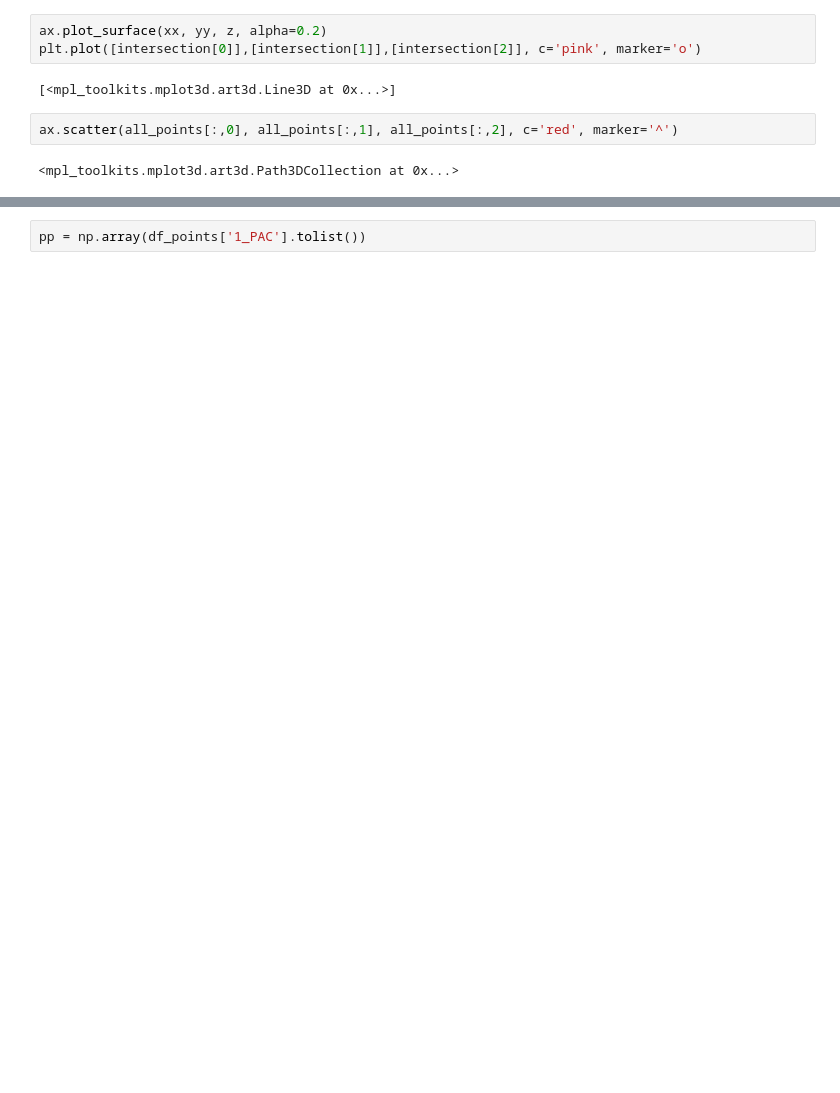
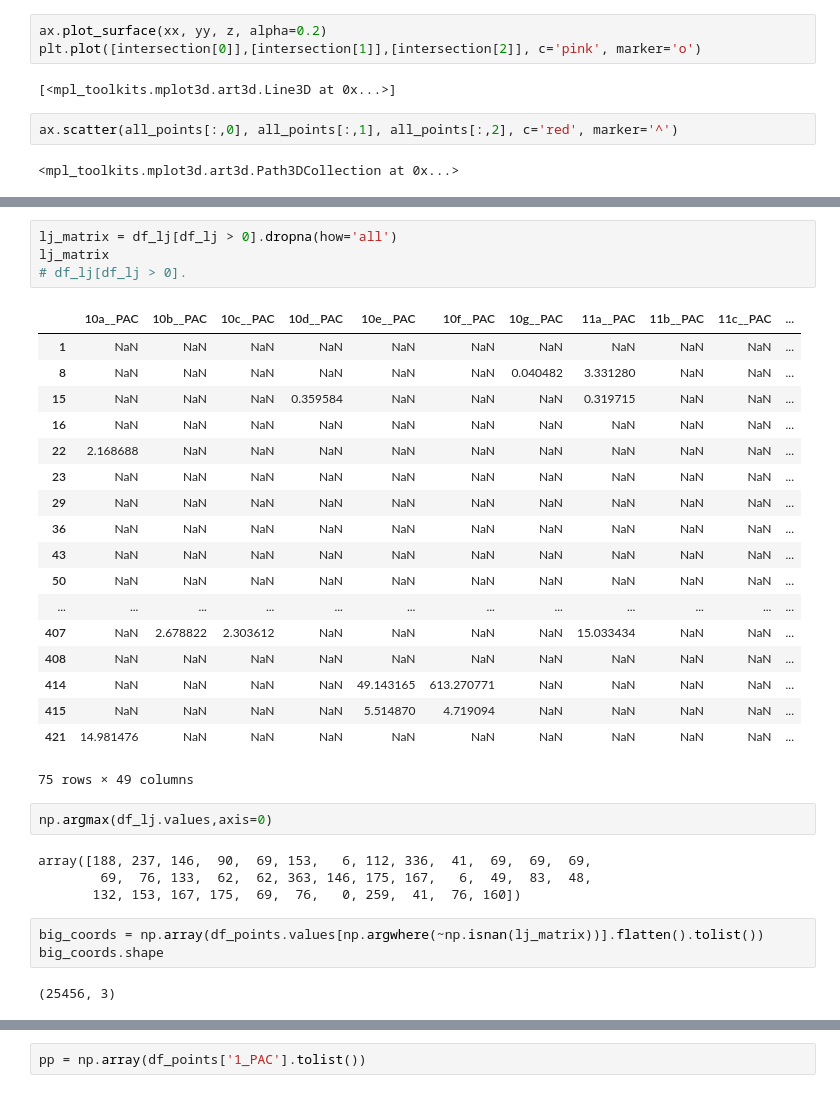
Before and after one commit to BernardoAbreu/LQTAgridPy, a Jupyter notebook: Notebooks/test.ipynb, the cells around one changed output, grey strips where cells are left out. Saved outputs shown, nothing was run; the diff lists cells and outputs as text; blank space fills up the shorter version.

```diff
--- a/Notebooks/test.ipynb
+++ b/Notebooks/test.ipynb
@@ -639,0 +598,34 @@ df_points.head()
+# %%
+lj_matrix = df_lj[df_lj > 0].dropna(how='all')
+lj_matrix
+# df_lj[df_lj > 0].
+# %% [output]
+|  | 10a__PAC | 10b__PAC | 10c__PAC | 10d__PAC | 10e__PAC | 10f__PAC | 10g__PAC | 11a__PAC | 11b__PAC | 11c__PAC | ... |
+| 1 | NaN | NaN | NaN | NaN | NaN | NaN | NaN | NaN | NaN | NaN | ... |
+| 8 | NaN | NaN | NaN | NaN | NaN | NaN | 0.040482 | 3.331280 | NaN | NaN | ... |
+| 15 | NaN | NaN | NaN | 0.359584 | NaN | NaN | NaN | 0.319715 | NaN | NaN | ... |
+| 16 | NaN | NaN | NaN | NaN | NaN | NaN | NaN | NaN | NaN | NaN | ... |
+| 22 | 2.168688 | NaN | NaN | NaN | NaN | NaN | NaN | NaN | NaN | NaN | ... |
+| 23 | NaN | NaN | NaN | NaN | NaN | NaN | NaN | NaN | NaN | NaN | ... |
+| 29 | NaN | NaN | NaN | NaN | NaN | NaN | NaN | NaN | NaN | NaN | ... |
+| 36 | NaN | NaN | NaN | NaN | NaN | NaN | NaN | NaN | NaN | NaN | ... |
+| 43 | NaN | NaN | NaN | NaN | NaN | NaN | NaN | NaN | NaN | NaN | ... |
+| 50 | NaN | NaN | NaN | NaN | NaN | NaN | NaN | NaN | NaN | NaN | ... |
+| ... | ... | ... | ... | ... | ... | ... | ... | ... | ... | ... | ... |
+| 407 | NaN | 2.678822 | 2.303612 | NaN | NaN | NaN | NaN | 15.033434 | NaN | NaN | ... |
+| 408 | NaN | NaN | NaN | NaN | NaN | NaN | NaN | NaN | NaN | NaN | ... |
+| 414 | NaN | NaN | NaN | NaN | 49.143165 | 613.270771 | NaN | NaN | NaN | NaN | ... |
+| 415 | NaN | NaN | NaN | NaN | 5.514870 | 4.719094 | NaN | NaN | NaN | NaN | ... |
+| 421 | 14.981476 | NaN | NaN | NaN | NaN | NaN | NaN | NaN | NaN | NaN | ... |
+75 rows × 49 columns
+# %%
+np.argmax(df_lj.values,axis=0)
+# %% [output]
+array([188, 237, 146,  90,  69, 153,   6, 112, 336,  41,  69,  69,  69,
+        69,  76, 133,  62,  62, 363, 146, 175, 167,   6,  49,  83,  48,
+       132, 153, 167, 175,  69,  76,   0, 259,  41,  76, 160])
+# %%
+big_coords = np.array(df_points.values[np.argwhere(~np.isnan(lj_matrix))].flatten().tolist())
+big_coords.shape
+# %% [output]
+(25456, 3)
```
Also changed, not shown: parts of 32 cells of this notebook, 4 other files.
